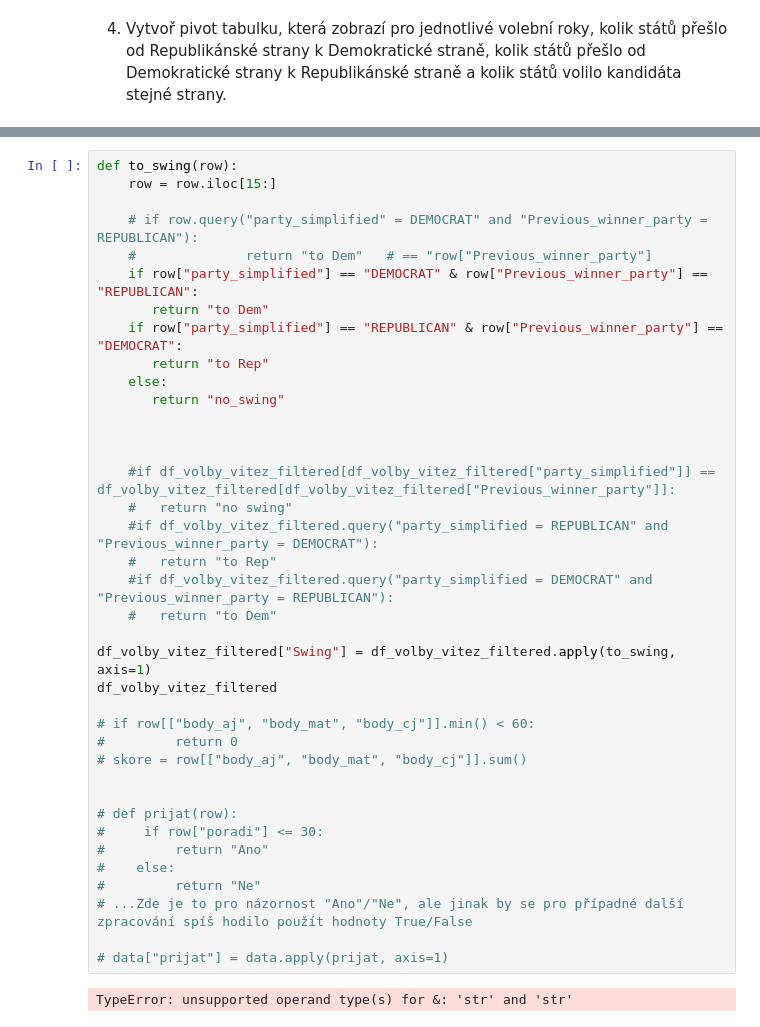
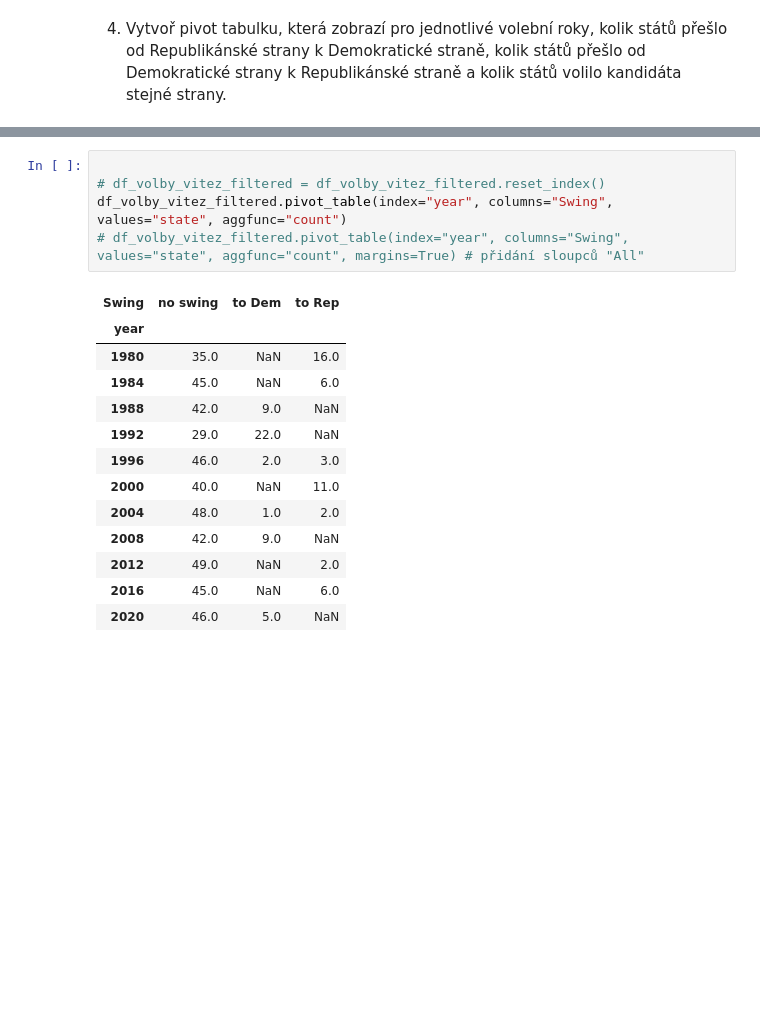
Before and after one commit to zitkovalenka/Python2-042023, a Jupyter notebook: UKOL_01-VOLBY_USA.ipynb, the cells around one changed output, grey strips where cells are left out. Cells and saved outputs as stored; diff of their text form; blank space fills up the shorter version.

```diff
--- a/UKOL_01-VOLBY_USA.ipynb
+++ b/UKOL_01-VOLBY_USA.ipynb
@@ -225,40 +252,19 @@ KeyError: "None of [Index(['REPUBLICAN', 'REPUBLICAN', 'REPUBLICAN', 'REPUBLICAN
-# %%
-def to_swing(row):
-    row = row.iloc[15:]
-
-    # if row.query("party_simplified" = DEMOCRAT" and "Previous_winner_party = REPUBLICAN"):
-    #              return "to Dem"   # == "row["Previous_winner_party"]
-    if row["party_simplified"] == "DEMOCRAT" & row["Previous_winner_party"] == "REPUBLICAN":
-       return "to Dem"
-    if row["party_simplified"] == "REPUBLICAN" & row["Previous_winner_party"] == "DEMOCRAT":
-       return "to Rep"
-    else:
-       return "no_swing"
-
-
-
-    #if df_volby_vitez_filtered[df_volby_vitez_filtered["party_simplified"]] == df_volby_vitez_filtered[df_volby_vitez_filtered["Previous_winner_party"]]:
-    #   return "no swing"
-    #if df_volby_vitez_filtered.query("party_simplified = REPUBLICAN" and "Previous_winner_party = DEMOCRAT"):
-    #   return "to Rep"
-    #if df_volby_vitez_filtered.query("party_simplified = DEMOCRAT" and "Previous_winner_party = REPUBLICAN"):
-    #   return "to Dem"
-
-df_volby_vitez_filtered["Swing"] = df_volby_vitez_filtered.apply(to_swing, axis=1)
-df_volby_vitez_filtered
-
-# if row[["body_aj", "body_mat", "body_cj"]].min() < 60:
-#         return 0
-# skore = row[["body_aj", "body_mat", "body_cj"]].sum()
-
-
-# def prijat(row):
-#     if row["poradi"] <= 30:
-#         return "Ano"
-#    else:
-#         return "Ne"
-# ...Zde je to pro názornost "Ano"/"Ne", ale jinak by se pro případné další zpracování spíš hodilo použít hodnoty True/False
-
-# data["prijat"] = data.apply(prijat, axis=1)
-# %% [output]
-TypeError: unsupported operand type(s) for &: 'str' and 'str'
+# %%
+
+# df_volby_vitez_filtered = df_volby_vitez_filtered.reset_index()
+df_volby_vitez_filtered.pivot_table(index="year", columns="Swing", values="state", aggfunc="count")
+# df_volby_vitez_filtered.pivot_table(index="year", columns="Swing", values="state", aggfunc="count", margins=True) # přidání sloupců "All"
+# %% [output]
+| Swing | no swing | to Dem | to Rep |
+| year |  |  |  |
+| 1980 | 35.0 | NaN | 16.0 |
+| 1984 | 45.0 | NaN | 6.0 |
+| 1988 | 42.0 | 9.0 | NaN |
+| 1992 | 29.0 | 22.0 | NaN |
+| 1996 | 46.0 | 2.0 | 3.0 |
+| 2000 | 40.0 | NaN | 11.0 |
+| 2004 | 48.0 | 1.0 | 2.0 |
+| 2008 | 42.0 | 9.0 | NaN |
+| 2012 | 49.0 | NaN | 2.0 |
+| 2016 | 45.0 | NaN | 6.0 |
+| 2020 | 46.0 | 5.0 | NaN |
```
Also changed, not shown: parts of 7 cells of this notebook.
